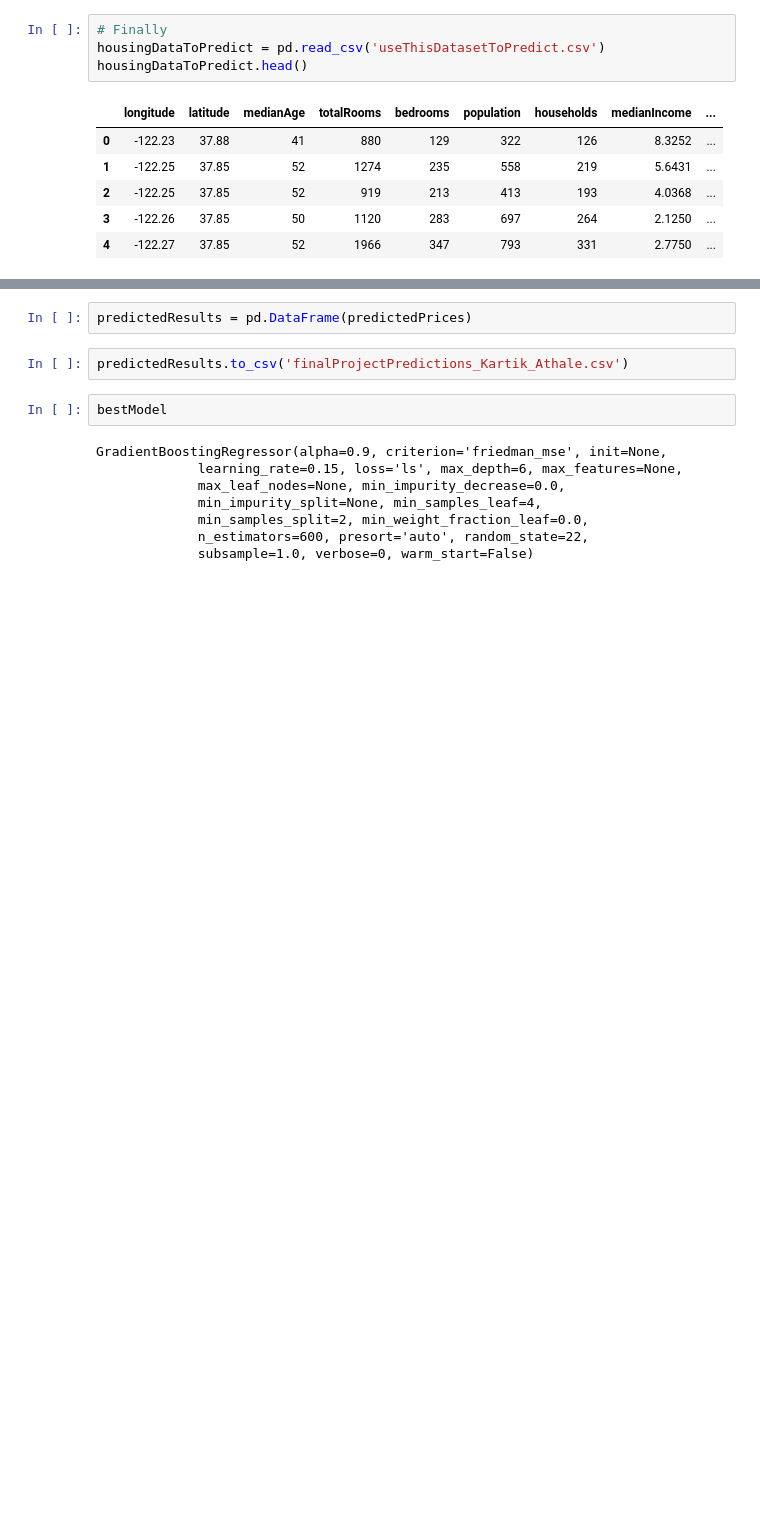
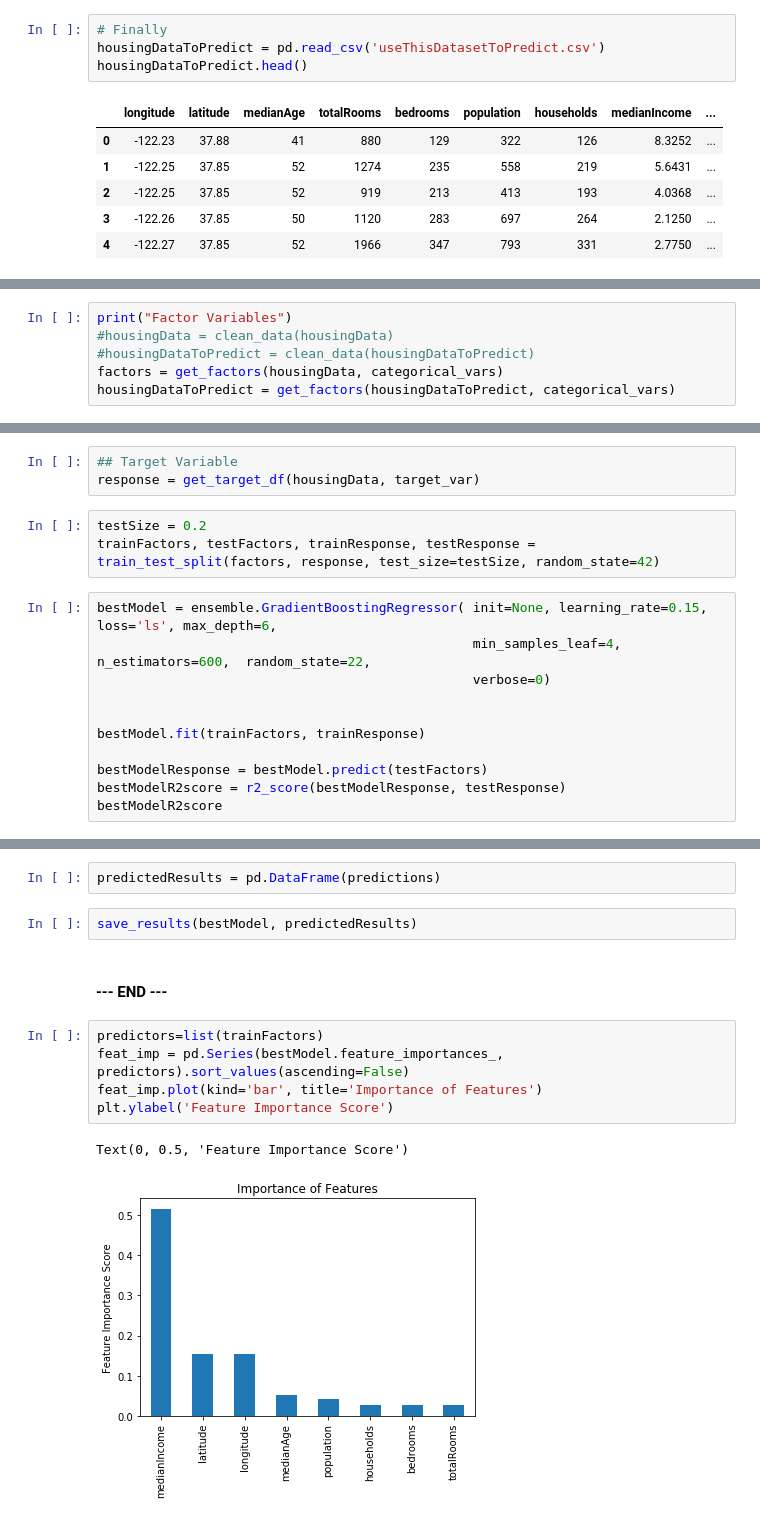
Before and after one commit to kartikathale/housepricepredict, a Jupyter notebook: HousingProject_Kartik_Athale.ipynb, the cells around one changed output, grey strips where cells are left out. Cells and saved outputs as stored; diff of their text form; blank space fills up the shorter version.

```diff
--- a/HousingProject_Kartik_Athale.ipynb
+++ b/HousingProject_Kartik_Athale.ipynb
@@ -457,0 +504,6 @@ predictedPrices = bestModel.predict(predictFactors)
+# %%
+print("Factor Variables")
+#housingData = clean_data(housingData)
+#housingDataToPredict = clean_data(housingDataToPredict)
+factors = get_factors(housingData, categorical_vars)
+housingDataToPredict = get_factors(housingDataToPredict, categorical_vars)
@@ -457,0 +512,17 @@ predictedPrices = bestModel.predict(predictFactors)
+# %%
+## Target Variable
+response = get_target_df(housingData, target_var)
+# %%
+testSize = 0.2
+trainFactors, testFactors, trainResponse, testResponse = train_test_split(factors, response, test_size=testSize, random_state=42)
+# %%
+bestModel = ensemble.GradientBoostingRegressor( init=None, learning_rate=0.15, loss='ls', max_depth=6,
+                                                min_samples_leaf=4, n_estimators=600,  random_state=22,
+                                                verbose=0)
+
+
+bestModel.fit(trainFactors, trainResponse)
+
+bestModelResponse = bestModel.predict(testFactors)
+bestModelR2score = r2_score(bestModelResponse, testResponse)
+bestModelR2score
@@ -458,14 +533,14 @@ predictedPrices = bestModel.predict(predictFactors)
 # %%
-predictedResults = pd.DataFrame(predictedPrices)
+predictedResults = pd.DataFrame(predictions)
-# %%
-predictedResults.to_csv('finalProjectPredictions_Kartik_Athale.csv')
-# %%
-bestModel
-# %% [output]
-GradientBoostingRegressor(alpha=0.9, criterion='friedman_mse', init=None,
-             learning_rate=0.15, loss='ls', max_depth=6, max_features=None,
-             max_leaf_nodes=None, min_impurity_decrease=0.0,
-             min_impurity_split=None, min_samples_leaf=4,
-             min_samples_split=2, min_weight_fraction_leaf=0.0,
-             n_estimators=600, presort='auto', random_state=22,
-             subsample=1.0, verbose=0, warm_start=False)
+# %%
+save_results(bestModel, predictedResults)
+# %% [markdown]
+#### --- END ---
+# %%
+predictors=list(trainFactors)
+feat_imp = pd.Series(bestModel.feature_importances_, predictors).sort_values(ascending=False)
+feat_imp.plot(kind='bar', title='Importance of Features')
+plt.ylabel('Feature Importance Score')
+# %% [output]
+Text(0, 0.5, 'Feature Importance Score')
+[figure, added]
```
Also changed, not shown: parts of 12 cells of this notebook.
